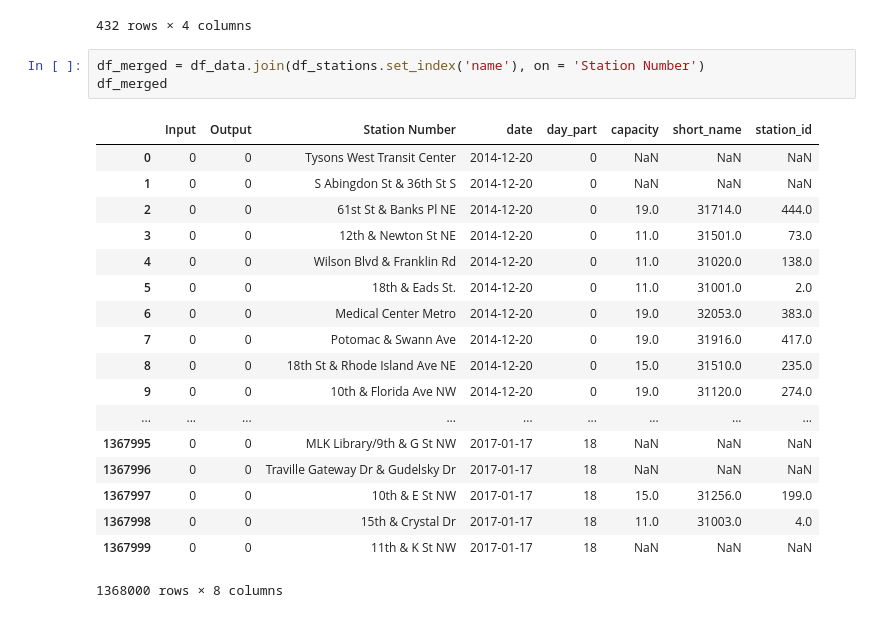
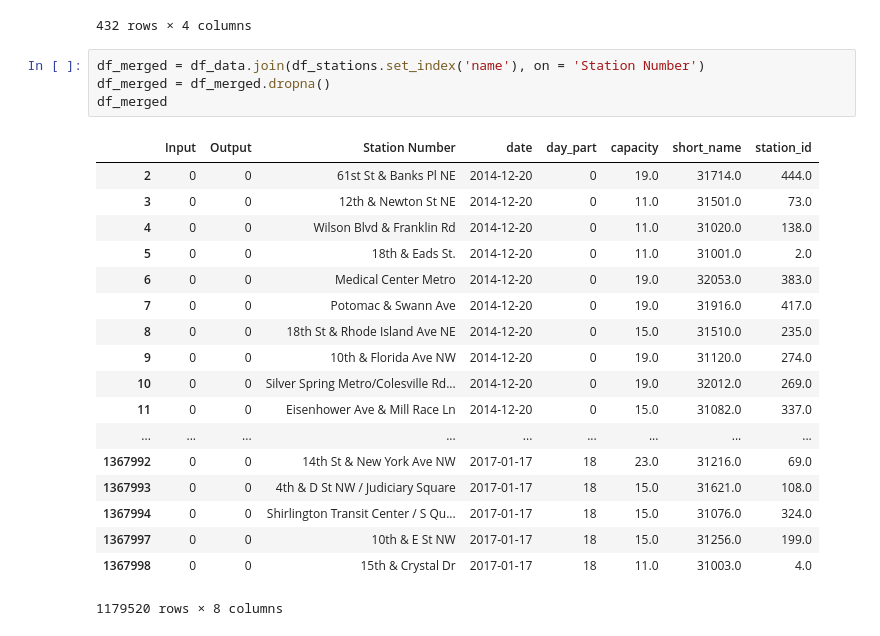
Before and after one commit to vladimirbelyaev/ml_project, a Jupyter notebook: prepare data 2.ipynb, the cells around one changed output. Drawn from its saved outputs; the diff is of its cells as text.

```diff
--- a/prepare data 2.ipynb
+++ b/prepare data 2.ipynb
@@ -162,11 +169,10 @@ df_stations
 432 rows × 4 columns
 # %%
 df_merged = df_data.join(df_stations.set_index('name'), on = 'Station Number')
+df_merged = df_merged.dropna()
 df_merged
 # %% [output]
 |  | Input | Output | Station Number | date | day_part | capacity | short_name | station_id |
-| 0 | 0 | 0 | Tysons West Transit Center | 2014-12-20 | 0 | NaN | NaN | NaN |
-| 1 | 0 | 0 | S Abingdon St & 36th St S | 2014-12-20 | 0 | NaN | NaN | NaN |
 | 2 | 0 | 0 | 61st St & Banks Pl NE | 2014-12-20 | 0 | 19.0 | 31714.0 | 444.0 |
 | 3 | 0 | 0 | 12th & Newton St NE | 2014-12-20 | 0 | 11.0 | 31501.0 | 73.0 |
 | 4 | 0 | 0 | Wilson Blvd & Franklin Rd | 2014-12-20 | 0 | 11.0 | 31020.0 | 138.0 |
@@ -175,10 +181,12 @@ df_merged
 | 7 | 0 | 0 | Potomac & Swann Ave | 2014-12-20 | 0 | 19.0 | 31916.0 | 417.0 |
 | 8 | 0 | 0 | 18th St & Rhode Island Ave NE | 2014-12-20 | 0 | 15.0 | 31510.0 | 235.0 |
 | 9 | 0 | 0 | 10th & Florida Ave NW | 2014-12-20 | 0 | 19.0 | 31120.0 | 274.0 |
+| 10 | 0 | 0 | Silver Spring Metro/Colesville Rd... | 2014-12-20 | 0 | 19.0 | 32012.0 | 269.0 |
+| 11 | 0 | 0 | Eisenhower Ave & Mill Race Ln | 2014-12-20 | 0 | 15.0 | 31082.0 | 337.0 |
 | ... | ... | ... | ... | ... | ... | ... | ... | ... |
-| 1367995 | 0 | 0 | MLK Library/9th & G St NW | 2017-01-17 | 18 | NaN | NaN | NaN |
-| 1367996 | 0 | 0 | Traville Gateway Dr & Gudelsky Dr | 2017-01-17 | 18 | NaN | NaN | NaN |
+| 1367992 | 0 | 0 | 14th St & New York Ave NW | 2017-01-17 | 18 | 23.0 | 31216.0 | 69.0 |
+| 1367993 | 0 | 0 | 4th & D St NW / Judiciary Square | 2017-01-17 | 18 | 15.0 | 31621.0 | 108.0 |
+| 1367994 | 0 | 0 | Shirlington Transit Center / S Qu... | 2017-01-17 | 18 | 15.0 | 31076.0 | 324.0 |
 | 1367997 | 0 | 0 | 10th & E St NW | 2017-01-17 | 18 | 15.0 | 31256.0 | 199.0 |
 | 1367998 | 0 | 0 | 15th & Crystal Dr | 2017-01-17 | 18 | 11.0 | 31003.0 | 4.0 |
-| 1367999 | 0 | 0 | 11th & K St NW | 2017-01-17 | 18 | NaN | NaN | NaN |
-1368000 rows × 8 columns
+1179520 rows × 8 columns
```
Also changed, not shown: parts of 27 cells of this notebook.
